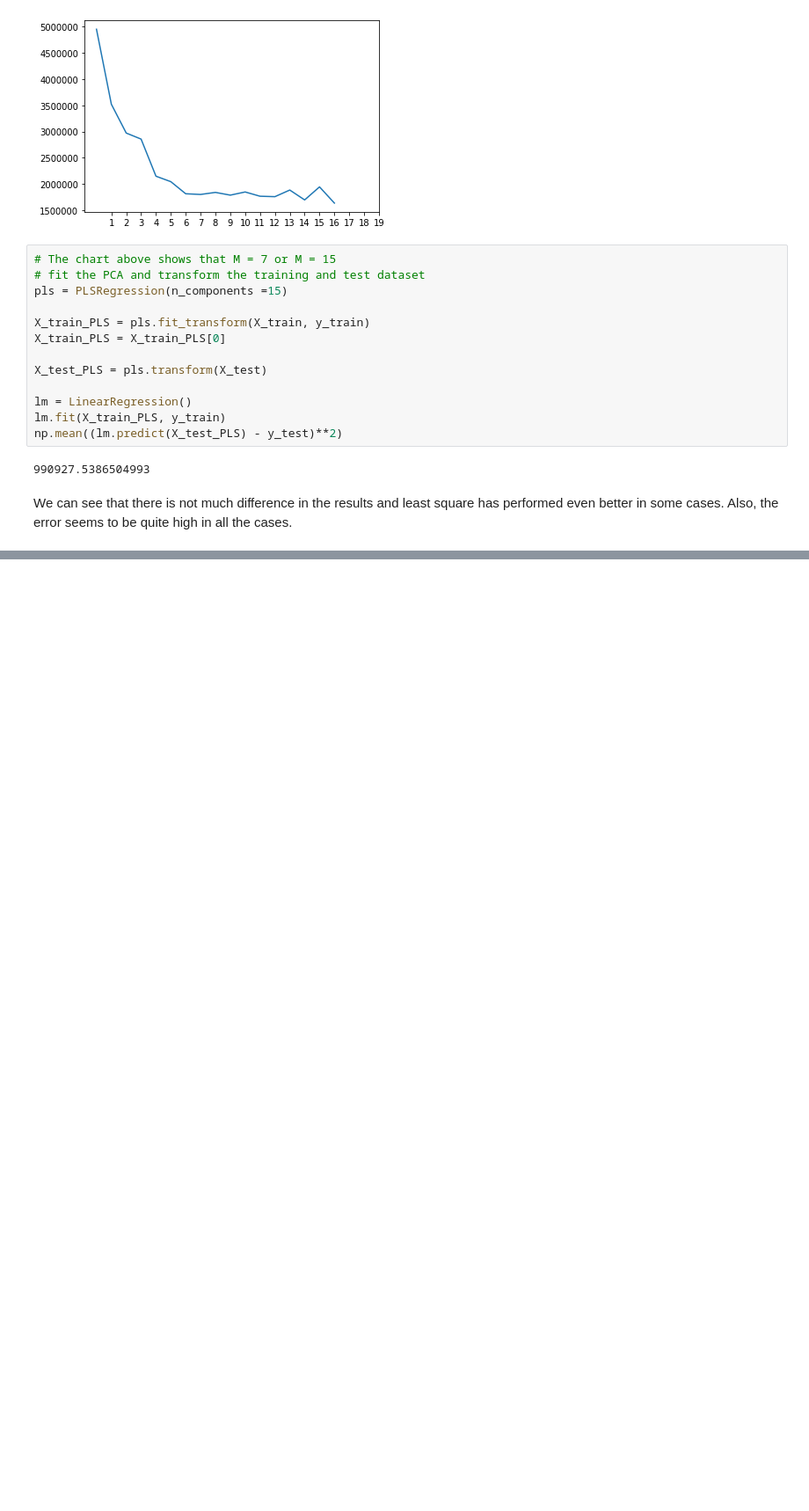
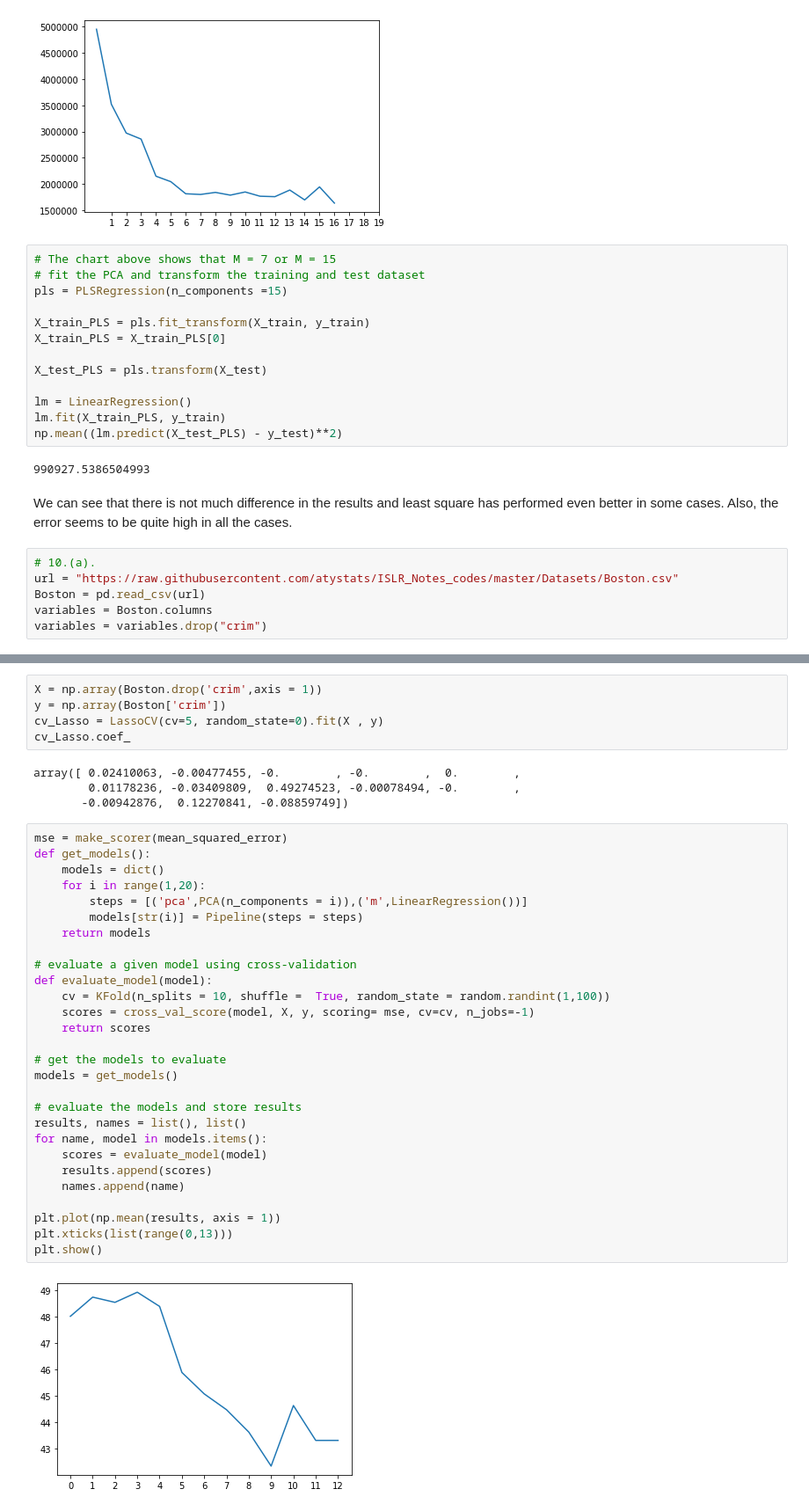
Before and after one commit to atystats/ISLR_Notes_codes, a Jupyter notebook: Chapter 6.ipynb, the cells around one changed output, grey strips where cells are left out. Shown at 88% size. Saved outputs shown, nothing was run; the diff lists cells and outputs as text; blank space fills up the shorter version.

Commit message:
Notebook on ISLR

```diff
--- a/Chapter 6.ipynb
+++ b/Chapter 6.ipynb
@@ -1625,3 +1625,9 @@ np.mean((lm.predict(X_test_PLS) - y_test)**2)
 990927.5386504993
 # %% [markdown]
 We can see that there is not much difference in the results and least square has performed even better in some cases. Also, the error seems to be quite high in all the cases.
+# %%
+# 10.(a).
+url = "https://raw.githubusercontent.com/atystats/ISLR_Notes_codes/master/Datasets/Boston.csv"
+Boston = pd.read_csv(url)
+variables = Boston.columns
+variables = variables.drop("crim")
@@ -1627,0 +1701,39 @@ We can see that there is not much difference in the results and least square has
+# %%
+X = np.array(Boston.drop('crim',axis = 1))
+y = np.array(Boston['crim'])
+cv_Lasso = LassoCV(cv=5, random_state=0).fit(X , y)
+cv_Lasso.coef_
+# %% [output]
+array([ 0.02410063, -0.00477455, -0.        , -0.        ,  0.        ,
+        0.01178236, -0.03409809,  0.49274523, -0.00078494, -0.        ,
+       -0.00942876,  0.12270841, -0.08859749])
+# %%
+mse = make_scorer(mean_squared_error)
+def get_models():
+    models = dict()
+    for i in range(1,20):
+        steps = [('pca',PCA(n_components = i)),('m',LinearRegression())]
+        models[str(i)] = Pipeline(steps = steps)
+    return models
+
+# evaluate a given model using cross-validation
+def evaluate_model(model):
+    cv = KFold(n_splits = 10, shuffle =  True, random_state = random.randint(1,100))
+    scores = cross_val_score(model, X, y, scoring= mse, cv=cv, n_jobs=-1)
+    return scores
+
+# get the models to evaluate
+models = get_models()
+
+# evaluate the models and store results
+results, names = list(), list()
+for name, model in models.items():
+    scores = evaluate_model(model)
+    results.append(scores)
+    names.append(name)
+
+plt.plot(np.mean(results, axis = 1))
+plt.xticks(list(range(0,13)))
+plt.show()
+# %% [output]
+[figure, added]
```
Also changed, not shown: parts of 3 cells of this notebook.
